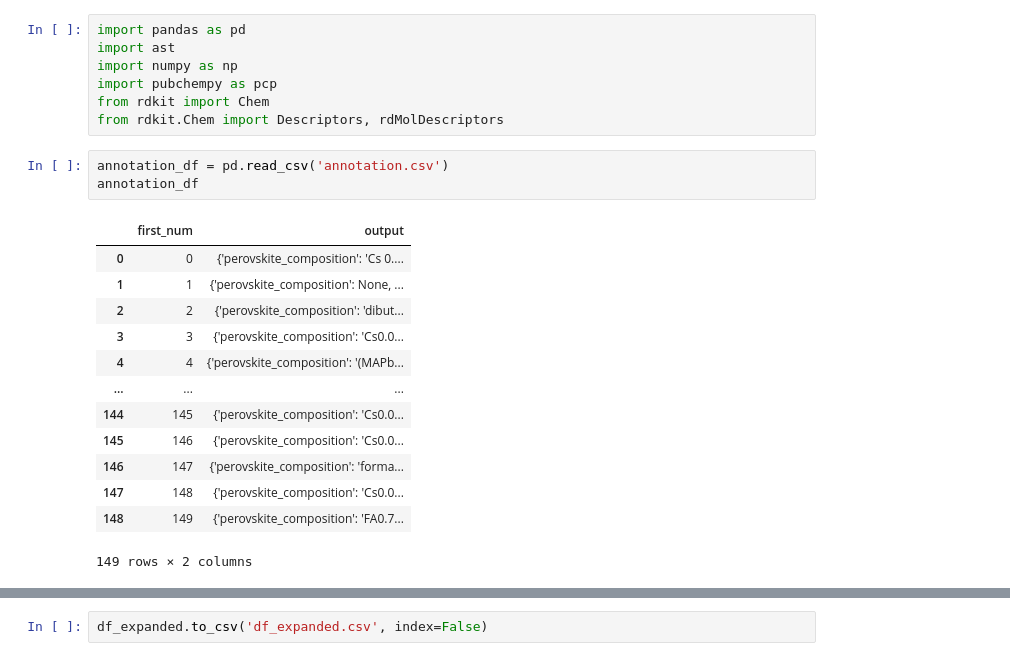
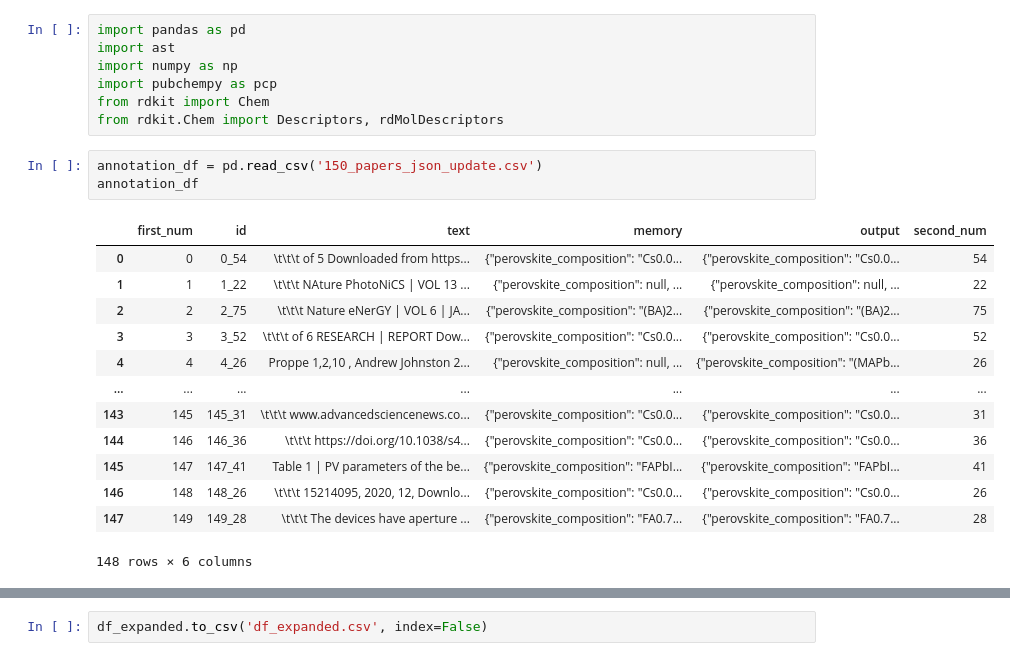
Before and after one commit to kanggunh/DSC180_B11_Q2, a Jupyter notebook: models/prediction_model/by_test_data_unfolding.ipynb, the cells around one changed output, grey strips where cells are left out. Saved outputs shown, nothing was run; the diff lists cells and outputs as text.

```diff
--- a/models/prediction_model/by_test_data_unfolding.ipynb
+++ b/models/prediction_model/by_test_data_unfolding.ipynb
@@ -6,19 +6,19 @@ import pubchempy as pcp
 from rdkit import Chem
 from rdkit.Chem import Descriptors, rdMolDescriptors
 # %%
-annotation_df = pd.read_csv('annotation.csv')
+annotation_df = pd.read_csv('150_papers_json_update.csv')
 annotation_df
 # %% [output]
-|  | first_num | output |
-| 0 | 0 | {'perovskite_composition': 'Cs 0.... |
-| 1 | 1 | {'perovskite_composition': None, ... |
-| 2 | 2 | {'perovskite_composition': 'dibut... |
-| 3 | 3 | {'perovskite_composition': 'Cs0.0... |
-| 4 | 4 | {'perovskite_composition': '(MAPb... |
-| ... | ... | ... |
-| 144 | 145 | {'perovskite_composition': 'Cs0.0... |
-| 145 | 146 | {'perovskite_composition': 'Cs0.0... |
-| 146 | 147 | {'perovskite_composition': 'forma... |
-| 147 | 148 | {'perovskite_composition': 'Cs0.0... |
-| 148 | 149 | {'perovskite_composition': 'FA0.7... |
+|  | first_num | id | text | memory | output | second_num |
+| 0 | 0 | 0_54 | \t\t\t of 5 Downloaded from https... | {"perovskite_composition": "Cs0.0... | {"perovskite_composition": "Cs0.0... | 54 |
+| 1 | 1 | 1_22 | \t\t\t NAture PhotoNiCS | VOL 13 ... | {"perovskite_composition": null, ... | {"perovskite_composition": null, ... | 22 |
+| 2 | 2 | 2_75 | \t\t\t Nature eNerGY | VOL 6 | JA... | {"perovskite_composition": "(BA)2... | {"perovskite_composition": "(BA)2... | 75 |
+| 3 | 3 | 3_52 | \t\t\t of 6 RESEARCH | REPORT Dow... | {"perovskite_composition": "Cs0.0... | {"perovskite_composition": "Cs0.0... | 52 |
+| 4 | 4 | 4_26 | Proppe 1,2,10 , Andrew Johnston 2... | {"perovskite_composition": null, ... | {"perovskite_composition": "(MAPb... | 26 |
+| ... | ... | ... | ... | ... | ... | ... |
+| 143 | 145 | 145_31 | \t\t\t www.advancedsciencenews.co... | {"perovskite_composition": "Cs0.0... | {"perovskite_composition": "Cs0.0... | 31 |
+| 144 | 146 | 146_36 | \t\t\t https://doi.org/10.1038/s4... | {"perovskite_composition": "Cs0.0... | {"perovskite_composition": "Cs0.0... | 36 |
+| 145 | 147 | 147_41 | Table 1 | PV parameters of the be... | {"perovskite_composition": "FAPbI... | {"perovskite_composition": "FAPbI... | 41 |
+| 146 | 148 | 148_26 | \t\t\t 15214095, 2020, 12, Downlo... | {"perovskite_composition": "Cs0.0... | {"perovskite_composition": "Cs0.0... | 26 |
+| 147 | 149 | 149_28 | \t\t\t The devices have aperture ... | {"perovskite_composition": "FA0.7... | {"perovskite_composition": "FA0.7... | 28 |
-149 rows × 2 columns
+148 rows × 6 columns
```
Also changed, not shown: parts of 18 cells of this notebook, 7 other files.
